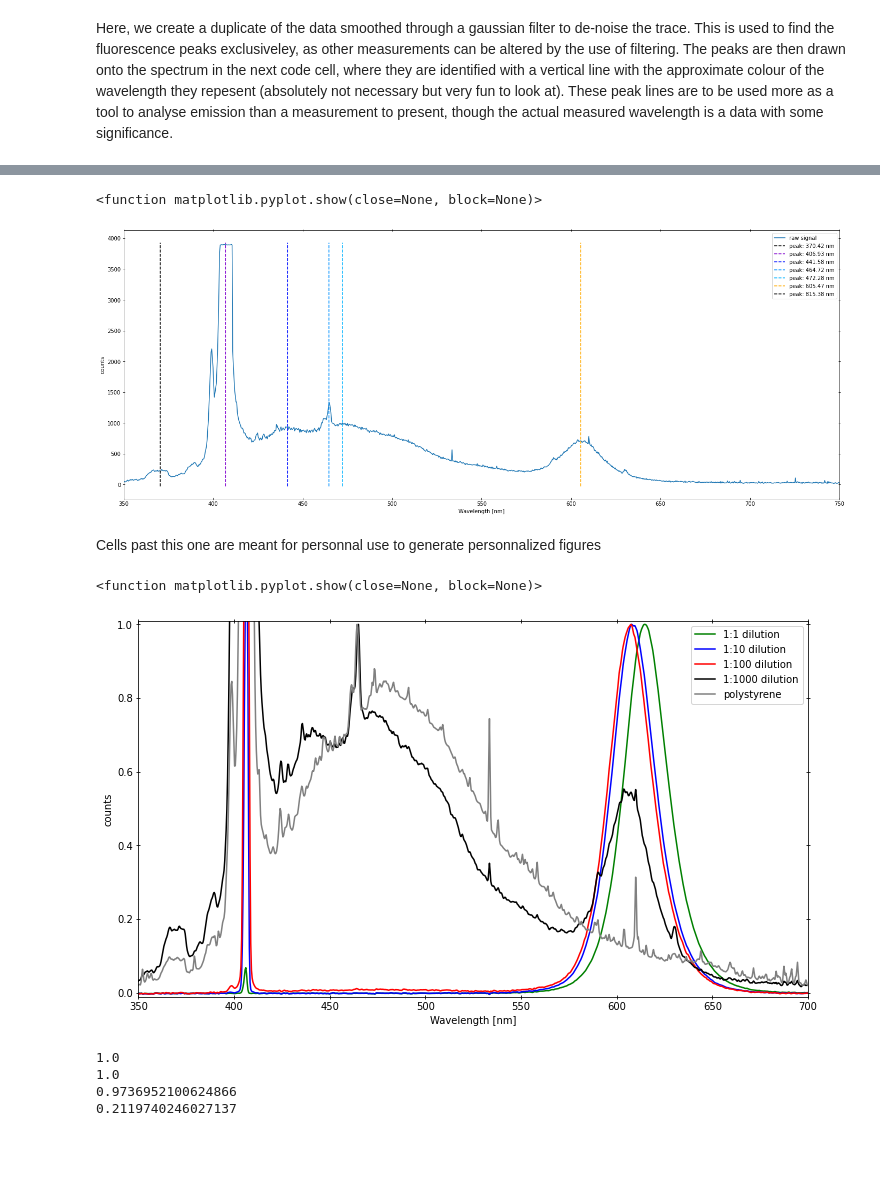
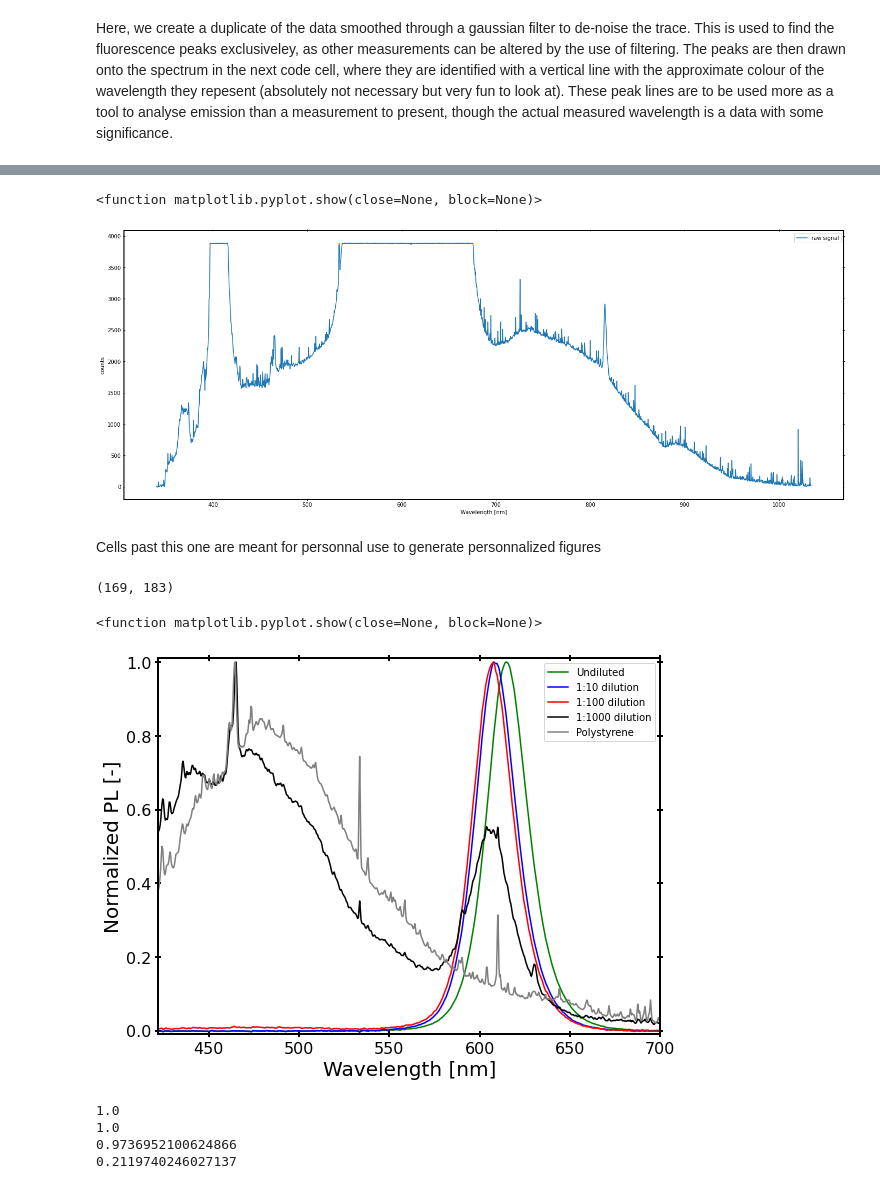
Before and after one commit to copl-labomc/TemplatesSnippets, a Jupyter notebook: QuantumYield/QY with standard/Emission spectrum viewer.ipynb, the cells around one changed output, grey strips where cells are left out. Cells and saved outputs as stored; diff of their text form; code cells hidden in the pictures; blank space fills up the shorter version.

Commit message:
Additionnal figure added

```diff
--- a/QuantumYield/QY with standard/Emission spectrum viewer.ipynb
+++ b/QuantumYield/QY with standard/Emission spectrum viewer.ipynb
@@ -103,9 +103,10 @@ def txt_to_data(path):
 # %% [markdown]
 Here, we create a duplicate of the data smoothed through a gaussian filter to de-noise the trace. This is used to find the fluorescence peaks exclusiveley, as other measurements can be altered by the use of filtering. The peaks are then drawn onto the spectrum in the next code cell, where they are identified with a vertical line with the approximate colour of the wavelength they repesent (absolutely not necessary but very fun to look at). These peak lines are to be used more as a tool to analyse emission than a measurement to present, though the actual measured wavelength is a data with some significance.
 # %%
-file = filedialog.askopenfilename()
-print(f"file opened:{file}")
-root.withdraw()
+#file = filedialog.askopenfilename()
+file = "C:/DATA/Université/Maitrise/PN2026/XM260205-5.txt"
+print(f"file opened: {file}")
+#root.withdraw()
 
 spectrum = txt_to_data(file)
 wavelengths = spectrum[:,0]
@@ -141,6 +151,6 @@ Coordinates for the peaks of the spectrum:
 # %%
 see_filtered_trace = False
-see_peak_lines = True
+see_peak_lines = False
 
 fig, ax = plt.subplots(figsize=(24, 12))
 fig.subplots_adjust(bottom=0.3)
@@ -163,12 +173,12 @@ if see_peak_lines:
 ax.tick_params("both", direction = "inout", top = True, right = True)
 plt.xlabel("Wavelength [nm]")
 plt.ylabel("counts")
-plt.xlim(350, 750)
+#plt.xlim(350, 750)
 plt.legend()
 plt.show
 # %% [output]
 <function matplotlib.pyplot.show(close=None, block=None)>
-[figure, old version]
+[figure, new version]
 # %% [markdown]
 Cells past this one are meant for personnal use to generate personnalized figures
 # %%
@@ -191,29 +201,49 @@ raw_counts_10 = spectrum_10[:,1]
 raw_counts_100 = spectrum_100[:,1]
 raw_counts_1000 = spectrum_1000[:,1]
 raw_counts_0 = spectrum_0[:,1]
+# %%
+def rangefinder(spectrum, range):
+    start = int(np.where(abs(spectrum[:, -2] - range[0]) <= 0.25)[0])
+    end = int(np.where(abs(spectrum[:, -2] - range[1]) <= 0.25)[0])
+    return start, end
+
+ex1 = rangefinder(spectrum_1, (403, 408))
+print(ex1)
+ex10 = rangefinder(spectrum_10, (401, 411))
+ex100 = rangefinder(spectrum_100, (396, 416))
+ex1000 = rangefinder(spectrum_1000, (379, 422))
+ex0 = rangefinder(spectrum_0, (379, 422))
+# %% [output]
+(169, 183)
 # %%
-fig, ax = plt.subplots(figsize=(12, 9))
+plt.rc('axes', linewidth=2)
+fig, ax = plt.subplots(figsize=(9, 9))
 fig.subplots_adjust(bottom=0.3)
 
-plt.plot(wavelengths_PN, gaussian_filter1d(raw_counts_1/3666.88, sigma = 1), label = "1:1 dilution", c = "green")
-plt.plot(wavelengths_PN, gaussian_filter1d(raw_counts_10/3393.55, sigma = 1), label = "1:10 dilution", c = "blue")
-plt.plot(wavelengths_PN, gaussian_filter1d(raw_counts_100/3106.92, sigma = 1), label = "1:100 dilution", c = "red")
-#plt.plot(wavelengths_PN, raw_counts_1000/1337, label = "1:1000 dilution")
-#plt.plot(wavelengths_PN, raw_counts_0/3000, label = "polystyrene")
-plt.plot(wavelengths_PN, gaussian_filter1d(raw_counts_1000/1293.40, sigma = 1), label = "1:1000 dilution", c = "black")
-plt.plot(wavelengths_PN, gaussian_filter1d(raw_counts_0/2878.02, sigma = 1), label = "polystyrene", c = "gray")
 
-ax.tick_params("both", direction = "inout", top = True, right = True)
-plt.xlabel("Wavelength [nm]")
-plt.ylabel("counts")
-plt.xlim(350, 700)
+#plt.plot(wavelengths_PN[:ex1[0]], gaussian_filter1d(raw_counts_1[:ex1[0]]/3666.88, sigma = 1), label = "1:1 dilution", c = "green")
+#plt.plot(wavelengths_PN[:ex10[0]], gaussian_filter1d(raw_counts_10[:ex10[0]]/3393.55, sigma = 1), label = "1:10 dilution", c = "blue")
+#plt.plot(wavelengths_PN[:ex100[0]], gaussian_filter1d(raw_counts_100[:ex100[0]]/3106.92, sigma = 1), label = "1:100 dilution", c = "red")
+#plt.plot(wavelengths_PN[:ex1000[0]], gaussian_filter1d(raw_counts_1000[:ex1000[0]]/1293.40, sigma = 1), label = "1:1000 dilution", c = "black")
+#plt.plot(wavelengths_PN[:ex0[0]], gaussian_filter1d(raw_counts_0[:ex0[0]]/2878.02, sigma = 1), label = "polystyrene", c = "gray")
+
+plt.plot(wavelengths_PN[ex1[1]:], gaussian_filter1d(raw_counts_1[ex1[1]:]/3666.88, sigma = 1), label = "Undiluted", c = "green")
+plt.plot(wavelengths_PN[ex10[1]:], gaussian_filter1d(raw_counts_10[ex10[1]:]/3393.55, sigma = 1), label = "1:10 dilution", c = "blue")
+plt.plot(wavelengths_PN[ex100[1]:], gaussian_filter1d(raw_counts_100[ex100[1]:]/3106.92, sigma = 1), label = "1:100 dilution", c = "red")
+plt.plot(wavelengths_PN[ex1000[1]:], gaussian_filter1d(raw_counts_1000[ex1000[1]:]/1293.40, sigma = 1), label = "1:1000 dilution", c = "black")
+plt.plot(wavelengths_PN[ex0[1]:], gaussian_filter1d(raw_counts_0[ex0[1]:]/2878.02, sigma = 1), label = "Polystyrene", c = "gray")
+
+ax.tick_params("both", direction = "inout", top = True, right = True, width = 2, length = 6, labelsize = 16)
+plt.xlabel("Wavelength [nm]", fontsize = 20)
+plt.ylabel("Normalized PL [-]", fontsize = 20)
+plt.xlim(422, 700)
 plt.ylim(-0.01, 1.01)
 plt.legend()
 plt.savefig("con spectrum evo.png", dpi = 600, bbox_inches = "tight")
 plt.show
 # %% [output]
 <function matplotlib.pyplot.show(close=None, block=None)>
-[figure, old version]
+[figure, new version]
 # %%
 #Computing emission data (this one is a doozy)(y coords)
 def emission_integrator(spectrum, range):
```
Also changed, not shown: parts of 5 cells of this notebook, 2 other files.
